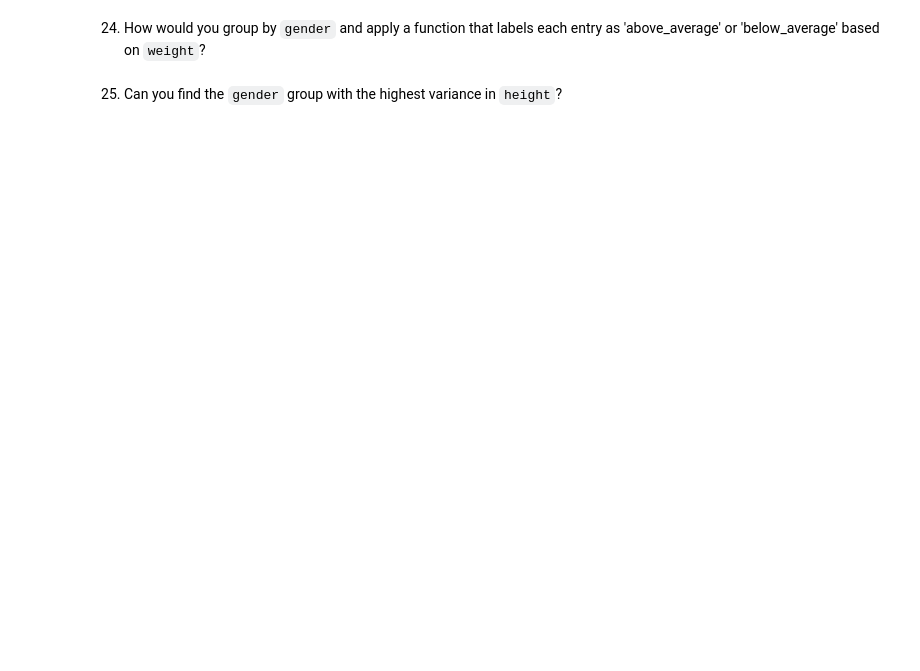
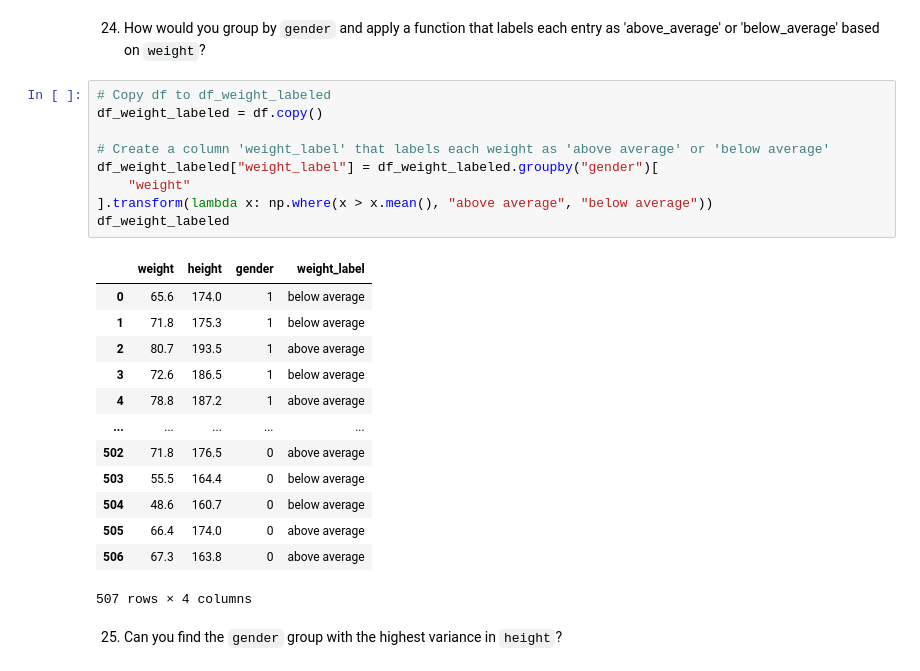
Before and after one commit to jordanriver/DScourse, a Jupyter notebook: Homework/week6_ex_groupby_jordan.ipynb, the cells around one changed output. Saved outputs shown, nothing was run; the diff lists cells and outputs as text; blank space fills up the shorter version.

```diff
--- a/Homework/week6_ex_groupby_jordan.ipynb
+++ b/Homework/week6_ex_groupby_jordan.ipynb
@@ -336,4 +412,27 @@ df.groupby('gender')['height'].agg(pd.Series.mode).rename('mode_height').to_fram
 # %% [markdown]
 24. How would you group by `gender` and apply a function that labels each entry as 'above_average' or 'below_average' based on `weight`?
+# %%
+# Copy df to df_weight_labeled
+df_weight_labeled = df.copy()
+
+# Create a column 'weight_label' that labels each weight as 'above average' or 'below average'
+df_weight_labeled["weight_label"] = df_weight_labeled.groupby("gender")[
+    "weight"
+].transform(lambda x: np.where(x > x.mean(), "above average", "below average"))
+df_weight_labeled
+# %% [output]
+|  | weight | height | gender | weight_label |
+| 0 | 65.6 | 174.0 | 1 | below average |
+| 1 | 71.8 | 175.3 | 1 | below average |
+| 2 | 80.7 | 193.5 | 1 | above average |
+| 3 | 72.6 | 186.5 | 1 | below average |
+| 4 | 78.8 | 187.2 | 1 | above average |
+| ... | ... | ... | ... | ... |
+| 502 | 71.8 | 176.5 | 0 | above average |
+| 503 | 55.5 | 164.4 | 0 | below average |
+| 504 | 48.6 | 160.7 | 0 | below average |
+| 505 | 66.4 | 174.0 | 0 | above average |
+| 506 | 67.3 | 163.8 | 0 | above average |
+507 rows × 4 columns
 # %% [markdown]
 25. Can you find the `gender` group with the highest variance in `height`?
```
Also changed, not shown: parts of 34 cells of this notebook.
